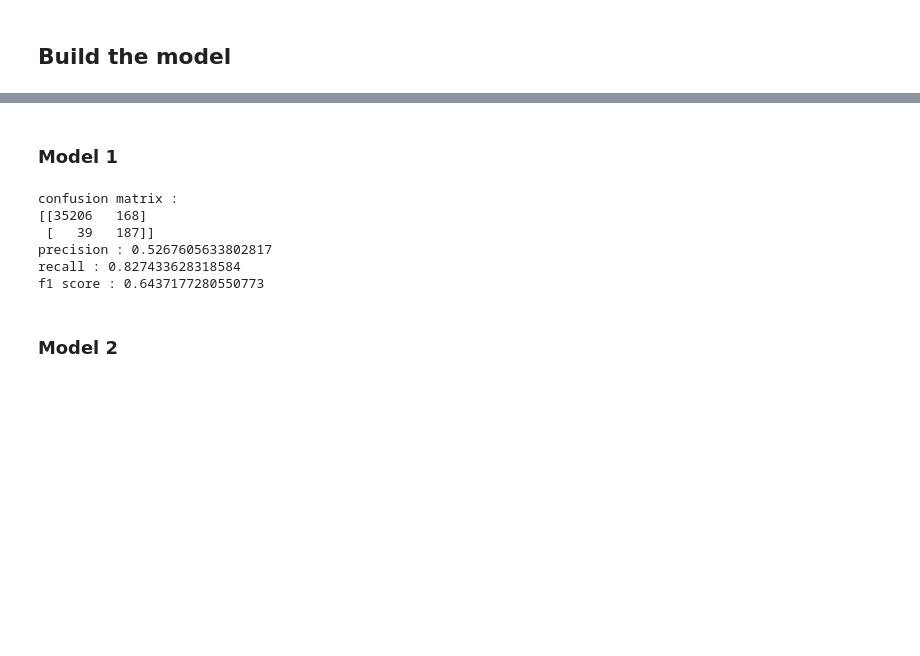
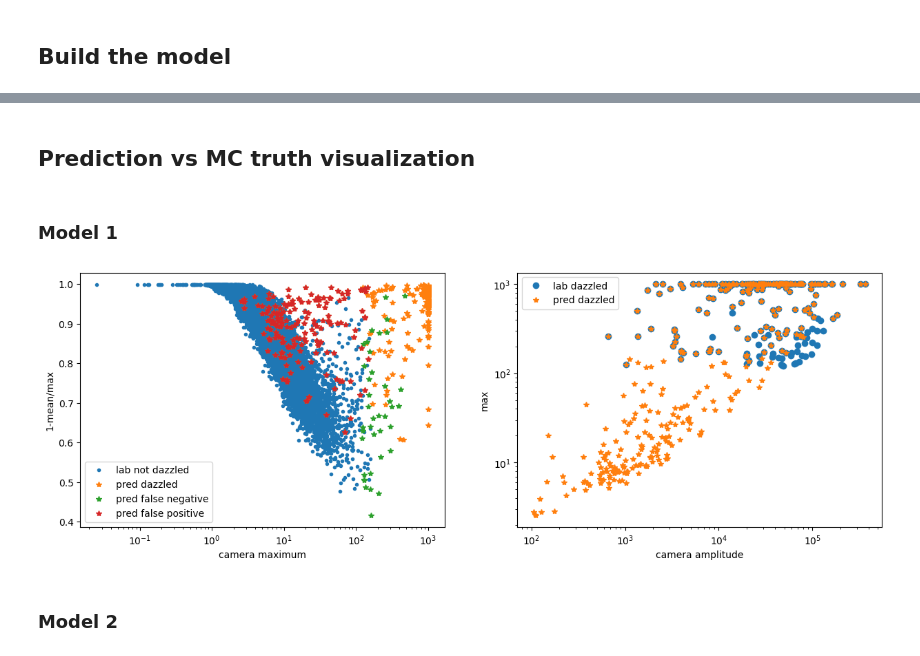
Before and after one commit to chiappo98/blinded_cameras, a Jupyter notebook: nn_algorithm.ipynb, the cells around one changed output, grey strips where cells are left out. Saved outputs shown, nothing was run; the diff lists cells and outputs as text; code cells hidden in the pictures; blank space fills up the shorter version.

```diff
--- a/nn_algorithm.ipynb
+++ b/nn_algorithm.ipynb
@@ -220,17 +176 @@ blind cameras - total data ratio: 0.374873595505618
-# %%
-train_amp = np.sum(train_data, axis=1)
-test_amp = np.sum(test_data, axis=1)
-train_max = np.max(train_data, axis=1)
-test_max = np.max(test_data, axis=1)
-train_mean = np.mean(train_data, axis=1)
-test_mean = np.mean(test_data, axis=1)
-
-test_ratio = 1 - test_mean/test_max
-train_ratio = 1 - train_mean/train_max
-
-test_ratio[np.isnan(test_ratio)] = 1
-train_ratio[np.isnan(train_ratio)] = 1
-
-train_arr = np.column_stack((train_ratio, train_max))
-test_arr = np.column_stack((test_ratio, test_max))
 # %% [markdown]
@@ -257,29 +249,37 @@ plt.legend()
+# %% [markdown]
+## Prediction vs MC truth visualization
 # %% [markdown]
 ### Model 1
-# %%
-sgd_clf = SGDClassifier(max_iter=2000, tol=1e-3, random_state=42)
-sgd_clf.fit(train_arr, train_label)
-
-sgd_score = sgd_clf.score(test_arr, test_label)
-cross_score = cross_val_score(sgd_clf, test_arr, test_label, cv=2, scoring="precision")
-pred_label = cross_val_predict(sgd_clf, test_arr, test_label, cv=2)
-
-cm = confusion_matrix(pred_label, test_label)
-prec = precision_score(pred_label, test_label)
-reca = recall_score(pred_label, test_label)
-f1 = f1_score(pred_label, test_label)
-
-print('confusion matrix :')
-print(cm)
-print('precision :', prec)
-print('recall :', reca)
-print('f1 score :', f1)
-# %% [output]
-confusion matrix :
-[[35206   168]
- [   39   187]]
-precision : 0.5267605633802817
-recall : 0.827433628318584
-f1 score : 0.6437177280550773
+# %%
+test_d = data_in[sep:]
+
+lab_bl = test_d[np.where(pred_label==1)]
+lab_not_bl = test_d[np.where(pred_label==0)]
+pred_bl = test_d[np.where(test_label==1)]
+pred_not_bl = test_d[np.where(test_label==0)]
+pred_fn = test_d[np.intersect1d(np.where(pred_label==1), np.where(test_label==0))]
+pred_fp = test_d[np.intersect1d(np.where(pred_label==0), np.where(test_label==1))]
+
+fig, ax = plt.subplots(1,2)
+ax[0].plot(Max(lab_not_bl), Ratio(lab_not_bl), '.', label='lab not dazzled')
+ax[0].plot(Max(pred_bl), Ratio(pred_bl), '*', label='pred dazzled')
+ax[0].plot(Max(pred_fn), Ratio(pred_fn), '*', label='pred false negative')
+ax[0].plot(Max(pred_fp), Ratio(pred_fp), '*', label='pred false positive')
+ax[0].set_xscale('log')
+ax[0].set_xlabel('camera maximum')
+ax[0].set_ylabel('1-mean/max')
+ax[0].legend()
+
+ax[1].plot(Amp(lab_bl), Max(lab_bl), 'o', label='lab dazzled')
+ax[1].plot(Amp(pred_bl), Max(pred_bl), '*', label='pred dazzled')
+ax[1].set_xscale('log')
+ax[1].set_yscale('log')
+ax[1].set_xlabel('camera amplitude')
+ax[1].set_ylabel('max')
+ax[1].legend()
+
+fig.set_figwidth(15)
+# %% [output]
+[figure, added]
 # %% [markdown]
 ### Model 2
```
Also changed, not shown: parts of 27 cells of this notebook, 1 other file.
